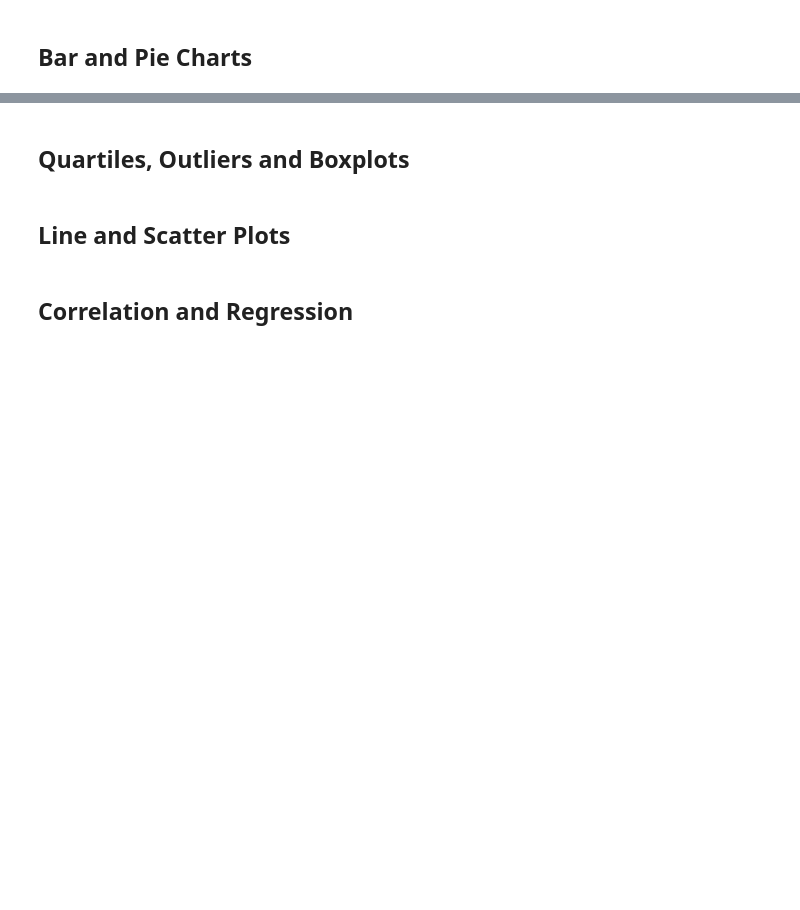
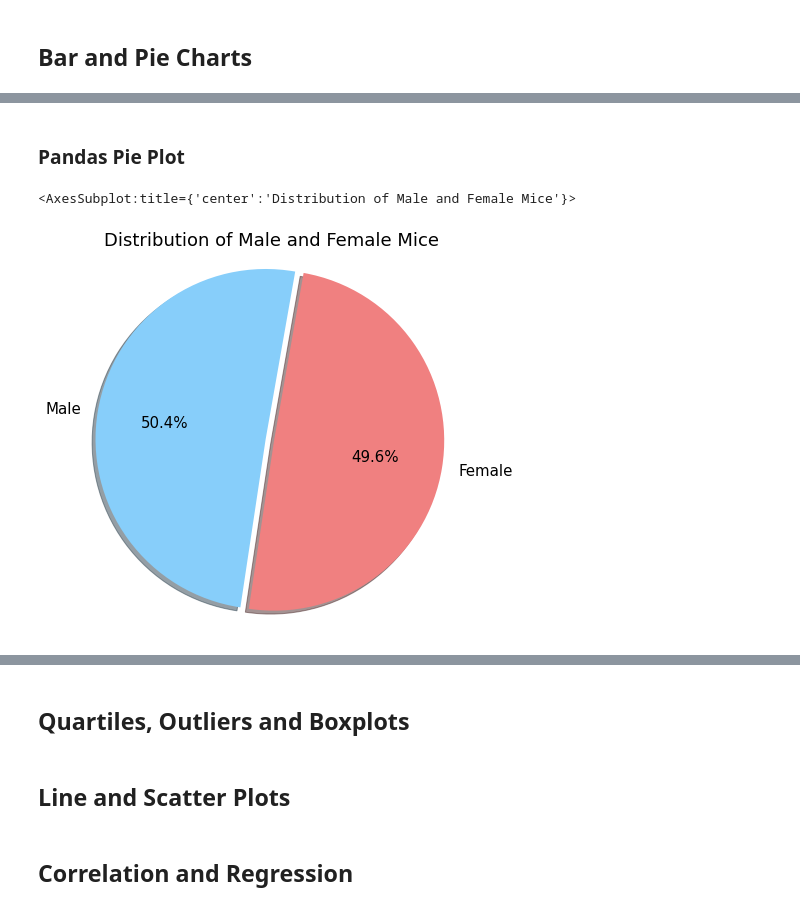
Before and after one commit to junettel/matplotlib-challenge, a Jupyter notebook: pymaceuticals_main.ipynb, the cells around one changed output, grey strips where cells are left out. Cells and saved outputs as stored; diff of their text form; code cells hidden in the pictures; blank space fills up the shorter version.

```diff
--- a/pymaceuticals_main.ipynb
+++ b/pymaceuticals_main.ipynb
@@ -28,2 +106,5 @@ study_results = pd.read_csv(study_results_path)
 # %%
 # Checking the number of mice in the clean DataFrame.
+clean_study_count = clean_study_df["Mouse ID"].nunique()
+clean_study_count
+# Number of mice dropped from 249 to 248 confirming all data for duplicate Mouse ID was removed
@@ -51,0 +243,15 @@ study_results = pd.read_csv(study_results_path)
+# %%
+# Already found the number of unique mice earlier based on cleaned DafaFrame we can use here
+# print(f"Total mice: {clean_study_count}")
+
+# Number and percent of male mice
+male_mice = clean_study_df.loc[clean_study_df["Sex"] == "Male"].nunique().iloc[0]
+# print(f"Male mice: {male_mice}")
+males_pct = (male_mice / clean_study_count)*100
+# print(males_pct)
+
+# Number and percent of female mice
+female_mice = clean_study_df.loc[clean_study_df["Sex"] == "Female"].nunique().iloc[0]
+# print(f"Female mice: {female_mice}")
+females_pct = (female_mice / clean_study_count)*100
+# print(females_pct)
@@ -51,0 +268,20 @@ study_results = pd.read_csv(study_results_path)
+# %% [markdown]
+### Pandas Pie Plot
+# %%
+# Generate a pie plot showing the distribution of female versus male mice using pandas
+colors = ["lightskyblue", "lightcoral"]
+explode = (0.025,0.025)
+figsize=(7,7)
+
+gender_plot = gender_df.plot.pie(y="Gender Distribution", figsize=figsize, colors=colors, explode=explode,
+                                 shadow=True, startangle=80, autopct="%1.1f%%", fontsize=15, legend=False)
+
+# Label and format
+gender_plot.set_title("Distribution of Male and Female Mice", fontsize=18)
+gender_plot.set_xlabel("")
+gender_plot.set_ylabel("")
+plt.axis("equal")
+gender_plot
+# %% [output]
+<AxesSubplot:title={'center':'Distribution of Male and Female Mice'}>
+[figure, added]
```
Also changed, not shown: parts of 25 cells of this notebook.
